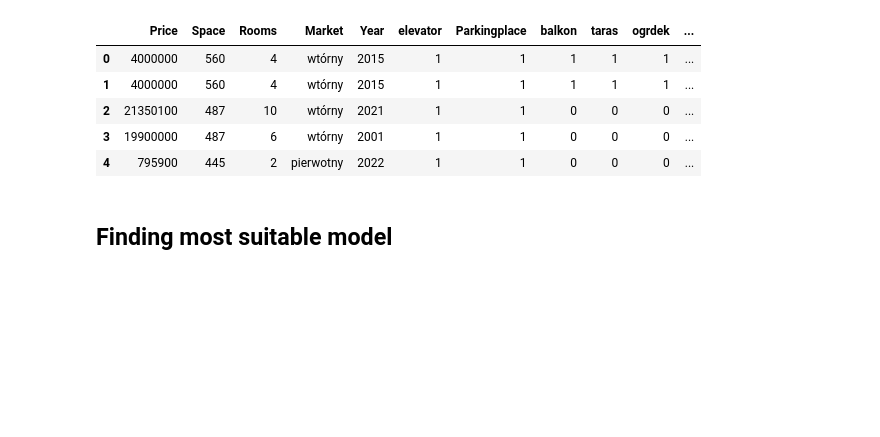
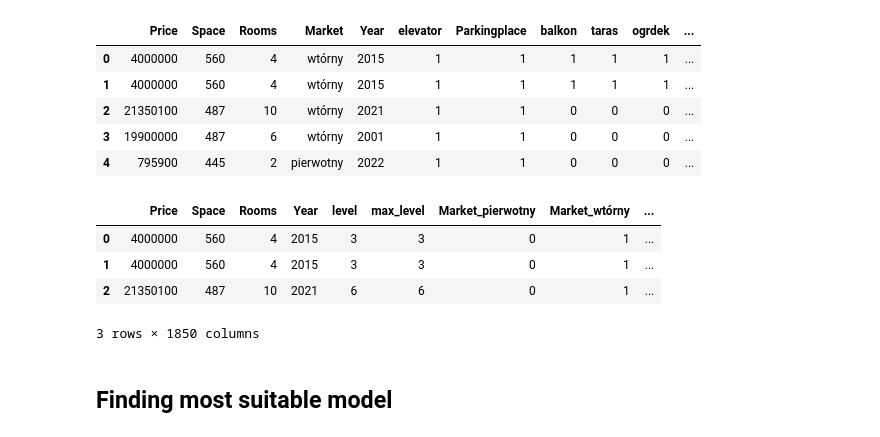
Before and after one commit to CarJung/Uni, a Jupyter notebook: Warsaw_flats/Sklearn.ipynb, the cells around one changed output. Saved outputs shown, nothing was run; the diff lists cells and outputs as text; code cells hidden in the pictures; blank space fills up the shorter version.

```diff
--- a/Warsaw_flats/Sklearn.ipynb
+++ b/Warsaw_flats/Sklearn.ipynb
@@ -18,6 +18,14 @@ dataset.head(5)
 | 4 | 795900 | 445 | 2 | pierwotny | 2022 | 1 | 1 | 0 | 0 | 0 | ... |
 # %%
 dataset_dummies = pd.get_dummies(dataset,columns=['Market','street','district'])
+# %%
+dataset_dummies.head(3)
+# %% [output]
+|  | Price | Space | Rooms | Year | level | max_level | Market_pierwotny | Market_wtórny | ... |
+| 0 | 4000000 | 560 | 4 | 2015 | 3 | 3 | 0 | 1 | ... |
+| 1 | 4000000 | 560 | 4 | 2015 | 3 | 3 | 0 | 1 | ... |
+| 2 | 21350100 | 487 | 10 | 2021 | 6 | 6 | 0 | 1 | ... |
+3 rows × 1850 columns
 # %% [markdown]
 ## Finding most suitable model
 # %%
```
Also changed, not shown: 2 other files.
